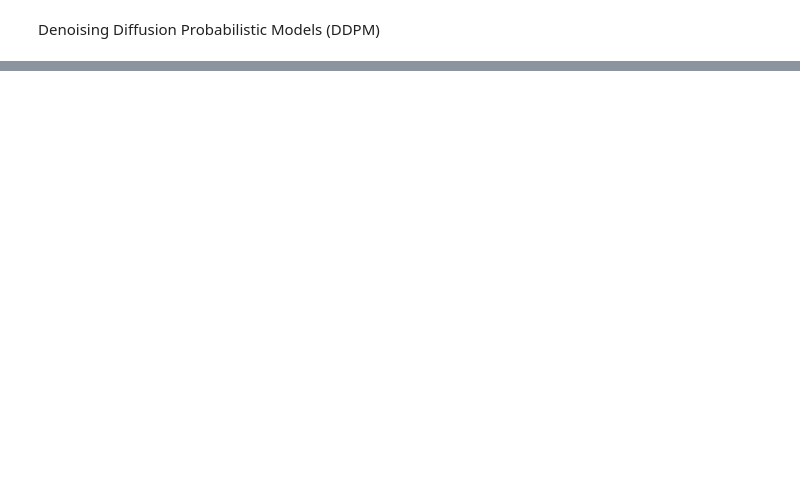
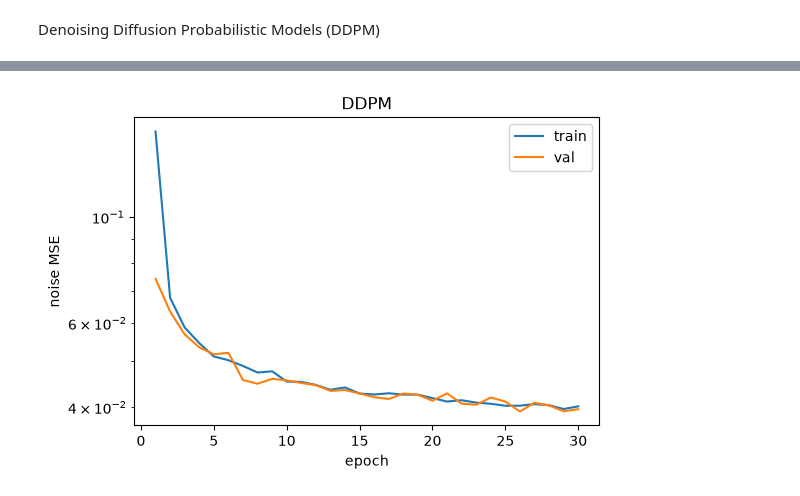
Before and after one commit to 1loral1/generative-model-comparison-study, a Jupyter notebook: main.ipynb, the cells around one changed output, grey strips where cells are left out. Saved outputs shown, nothing was run; the diff lists cells and outputs as text; code cells hidden in the pictures; blank space fills up the shorter version.

```diff
--- a/main.ipynb
+++ b/main.ipynb
@@ -785,0 +836,17 @@ metrics = [
+# %%
+# training: noise each clean image to a random step t and ask the network to predict the noise that was added. It is a plain MSE, so fit() works unchanged
+def ddpm_loss(m, x, y):
+    x0 = x * 2 - 1                                          # [0,1] -> [-1,1]
+    t = torch.randint(0, T, (x0.size(0),), device=DEVICE)   # a different random step for every image
+    eps = torch.randn_like(x0)
+    return F.mse_loss(m(q_sample(x0, t, eps), t), eps)
+
+DDPM_EPOCHS = 30
+
+set_seed(42)
+unet = TinyUNet().to(DEVICE)
+opt_unet = torch.optim.Adam(unet.parameters(), lr=2e-4)
+print("parameters:", sum(p.numel() for p in unet.parameters()))
+
+# the val loss is noisy because t is random every time: that is expected
+hist_ddpm = fit("ddpm", unet, ddpm_loss, opt_unet, train_dl, val_dl, epochs=DDPM_EPOCHS)
@@ -785,0 +871,15 @@ metrics = [
+# %%
+# loss curve
+ep = range(1, len(hist_ddpm["train_loss"]) + 1)
+plt.figure(figsize=(6, 4))
+plt.plot(ep, hist_ddpm["train_loss"], label="train")
+plt.plot(ep, hist_ddpm["val_loss"], label="val")
+plt.yscale("log")
+plt.xlabel("epoch")
+plt.ylabel("noise MSE")
+plt.title("DDPM")
+plt.legend()
+plt.savefig(FIG_DIR / "ddpm_loss.png", dpi=300, bbox_inches="tight")
+plt.show()
+# %% [output]
+[figure, added]
```
Also changed, not shown: parts of 29 cells of this notebook.
